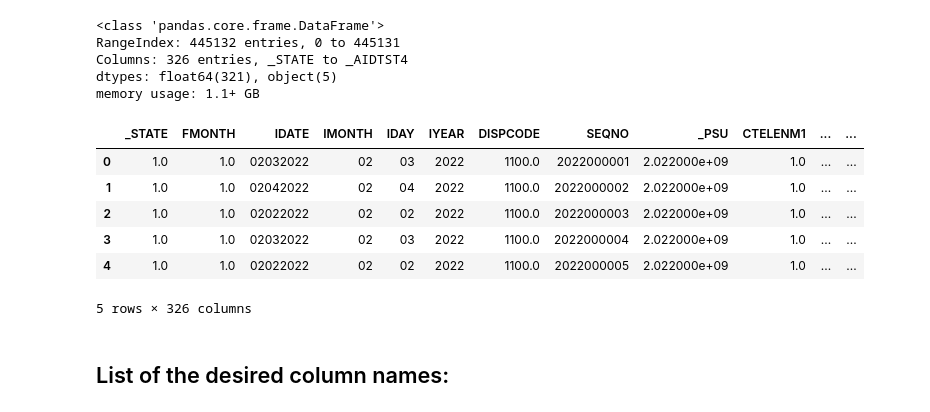
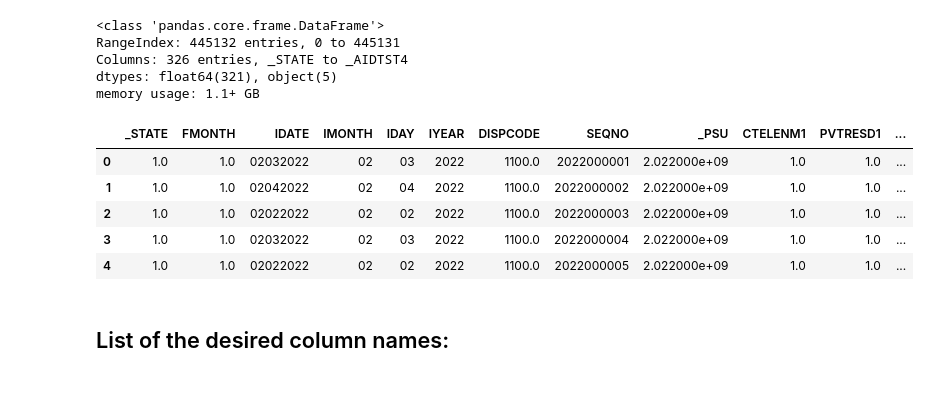
Before and after one commit to SebManley/Cardiovascular-disease-data, a Jupyter notebook: Heart_disease_data.ipynb, the cells around one changed output. Drawn from its saved outputs; the diff is of its cells as text; code cells hidden in the pictures.

```diff
--- a/Heart_disease_data.ipynb
+++ b/Heart_disease_data.ipynb
@@ -21,15 +21,15 @@ Columns: 326 entries, _STATE to _AIDTST4
 dtypes: float64(321), object(5)
 memory usage: 1.1+ GB
 # %%
+pd.set_option('display.max_columns', None)
 heart_df.head()
 # %% [output]
-|  | _STATE | FMONTH | IDATE | IMONTH | IDAY | IYEAR | DISPCODE | SEQNO | _PSU | CTELENM1 | ... | ... |
-| 0 | 1.0 | 1.0 | 02032022 | 02 | 03 | 2022 | 1100.0 | 2022000001 | 2.022000e+09 | 1.0 | ... | ... |
-| 1 | 1.0 | 1.0 | 02042022 | 02 | 04 | 2022 | 1100.0 | 2022000002 | 2.022000e+09 | 1.0 | ... | ... |
-| 2 | 1.0 | 1.0 | 02022022 | 02 | 02 | 2022 | 1100.0 | 2022000003 | 2.022000e+09 | 1.0 | ... | ... |
-| 3 | 1.0 | 1.0 | 02032022 | 02 | 03 | 2022 | 1100.0 | 2022000004 | 2.022000e+09 | 1.0 | ... | ... |
-| 4 | 1.0 | 1.0 | 02022022 | 02 | 02 | 2022 | 1100.0 | 2022000005 | 2.022000e+09 | 1.0 | ... | ... |
+|  | _STATE | FMONTH | IDATE | IMONTH | IDAY | IYEAR | DISPCODE | SEQNO | _PSU | CTELENM1 | PVTRESD1 | ... |
+| 0 | 1.0 | 1.0 | 02032022 | 02 | 03 | 2022 | 1100.0 | 2022000001 | 2.022000e+09 | 1.0 | 1.0 | ... |
+| 1 | 1.0 | 1.0 | 02042022 | 02 | 04 | 2022 | 1100.0 | 2022000002 | 2.022000e+09 | 1.0 | 1.0 | ... |
+| 2 | 1.0 | 1.0 | 02022022 | 02 | 02 | 2022 | 1100.0 | 2022000003 | 2.022000e+09 | 1.0 | 1.0 | ... |
+| 3 | 1.0 | 1.0 | 02032022 | 02 | 03 | 2022 | 1100.0 | 2022000004 | 2.022000e+09 | 1.0 | 1.0 | ... |
+| 4 | 1.0 | 1.0 | 02022022 | 02 | 02 | 2022 | 1100.0 | 2022000005 | 2.022000e+09 | 1.0 | 1.0 | ... |
-5 rows × 326 columns
 # %% [markdown]
 ## List of the desired column names:
 # %%
```
Also changed, not shown: parts of 13 cells of this notebook.
